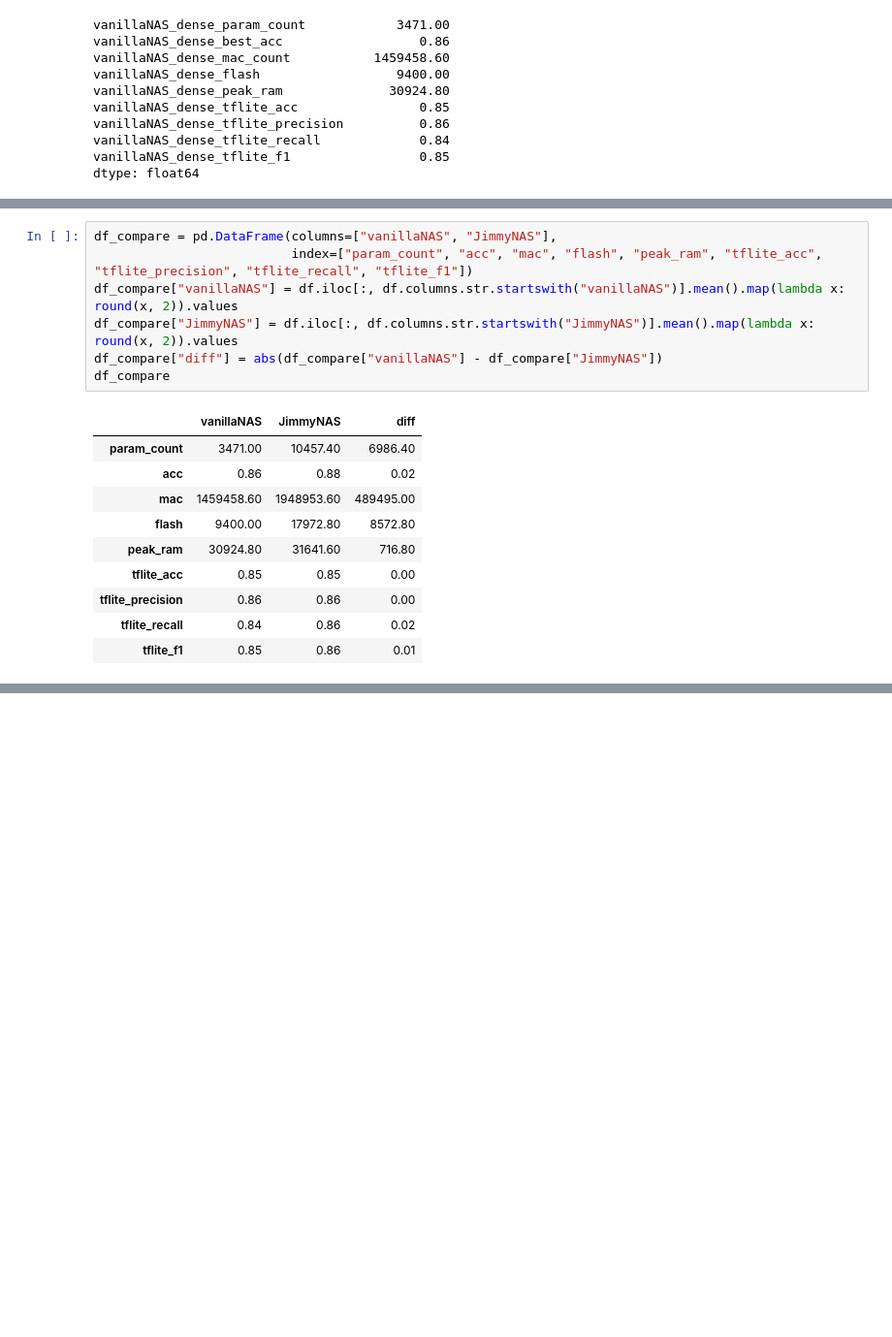
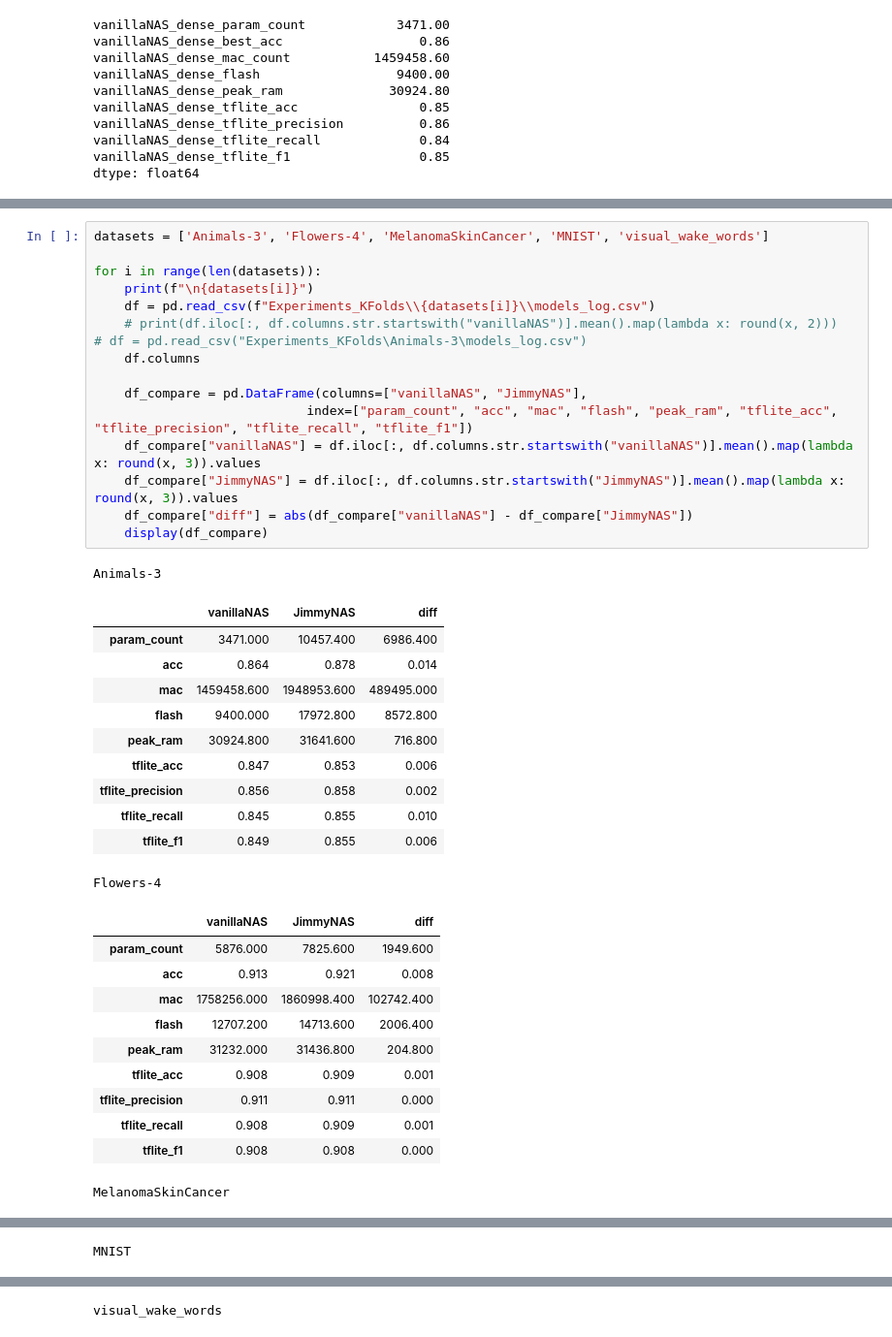
Before and after one commit to jimmoi/TinyML-NAS, a Jupyter notebook: Visualize2.ipynb, the cells around one changed output, grey strips where cells are left out. Shown at 97% size. Saved outputs shown, nothing was run; the diff lists cells and outputs as text; blank space fills up the shorter version.

Commit message:
Display mean each dataset

```diff
--- a/Visualize2.ipynb
+++ b/Visualize2.ipynb
@@ -245,20 +244,42 @@ JimmyNAS_I_fullyCNN_tflite_recall             0.86
 JimmyNAS_I_fullyCNN_tflite_f1                 0.86
 dtype: float64
 # %%
-df_compare = pd.DataFrame(columns=["vanillaNAS", "JimmyNAS"],
-                          index=["param_count", "acc", "mac", "flash", "peak_ram", "tflite_acc", "tflite_precision", "tflite_recall", "tflite_f1"])
-df_compare["vanillaNAS"] = df.iloc[:, df.columns.str.startswith("vanillaNAS")].mean().map(lambda x: round(x, 2)).values
-df_compare["JimmyNAS"] = df.iloc[:, df.columns.str.startswith("JimmyNAS")].mean().map(lambda x: round(x, 2)).values
-df_compare["diff"] = abs(df_compare["vanillaNAS"] - df_compare["JimmyNAS"])
-df_compare
+datasets = ['Animals-3', 'Flowers-4', 'MelanomaSkinCancer', 'MNIST', 'visual_wake_words']
+
+for i in range(len(datasets)):
+    print(f"\n{datasets[i]}")
+    df = pd.read_csv(f"Experiments_KFolds\\{datasets[i]}\\models_log.csv")
+    # print(df.iloc[:, df.columns.str.startswith("vanillaNAS")].mean().map(lambda x: round(x, 2)))
+# df = pd.read_csv("Experiments_KFolds\Animals-3\models_log.csv")
+    df.columns
+
+    df_compare = pd.DataFrame(columns=["vanillaNAS", "JimmyNAS"],
+                            index=["param_count", "acc", "mac", "flash", "peak_ram", "tflite_acc", "tflite_precision", "tflite_recall", "tflite_f1"])
+    df_compare["vanillaNAS"] = df.iloc[:, df.columns.str.startswith("vanillaNAS")].mean().map(lambda x: round(x, 3)).values
+    df_compare["JimmyNAS"] = df.iloc[:, df.columns.str.startswith("JimmyNAS")].mean().map(lambda x: round(x, 3)).values
+    df_compare["diff"] = abs(df_compare["vanillaNAS"] - df_compare["JimmyNAS"])
+    display(df_compare)
 # %% [output]
+Animals-3
 |  | vanillaNAS | JimmyNAS | diff |
-| param_count | 3471.00 | 10457.40 | 6986.40 |
-| acc | 0.86 | 0.88 | 0.02 |
-| mac | 1459458.60 | 1948953.60 | 489495.00 |
-| flash | 9400.00 | 17972.80 | 8572.80 |
-| peak_ram | 30924.80 | 31641.60 | 716.80 |
-| tflite_acc | 0.85 | 0.85 | 0.00 |
-| tflite_precision | 0.86 | 0.86 | 0.00 |
-| tflite_recall | 0.84 | 0.86 | 0.02 |
-| tflite_f1 | 0.85 | 0.86 | 0.01 |
+| param_count | 3471.000 | 10457.400 | 6986.400 |
+| acc | 0.864 | 0.878 | 0.014 |
+| mac | 1459458.600 | 1948953.600 | 489495.000 |
+| flash | 9400.000 | 17972.800 | 8572.800 |
+| peak_ram | 30924.800 | 31641.600 | 716.800 |
+| tflite_acc | 0.847 | 0.853 | 0.006 |
+| tflite_precision | 0.856 | 0.858 | 0.002 |
+| tflite_recall | 0.845 | 0.855 | 0.010 |
+| tflite_f1 | 0.849 | 0.855 | 0.006 |
+Flowers-4
+|  | vanillaNAS | JimmyNAS | diff |
+| param_count | 5876.000 | 7825.600 | 1949.600 |
+| acc | 0.913 | 0.921 | 0.008 |
+| mac | 1758256.000 | 1860998.400 | 102742.400 |
+| flash | 12707.200 | 14713.600 | 2006.400 |
+| peak_ram | 31232.000 | 31436.800 | 204.800 |
+| tflite_acc | 0.908 | 0.909 | 0.001 |
+| tflite_precision | 0.911 | 0.911 | 0.000 |
+| tflite_recall | 0.908 | 0.909 | 0.001 |
+| tflite_f1 | 0.908 | 0.908 | 0.000 |
+MelanomaSkinCancer
@@ -264,0 +296 @@ df_compare
+MNIST
@@ -264,0 +307 @@ df_compare
+visual_wake_words
```
Also changed, not shown: parts of 2 cells of this notebook.
